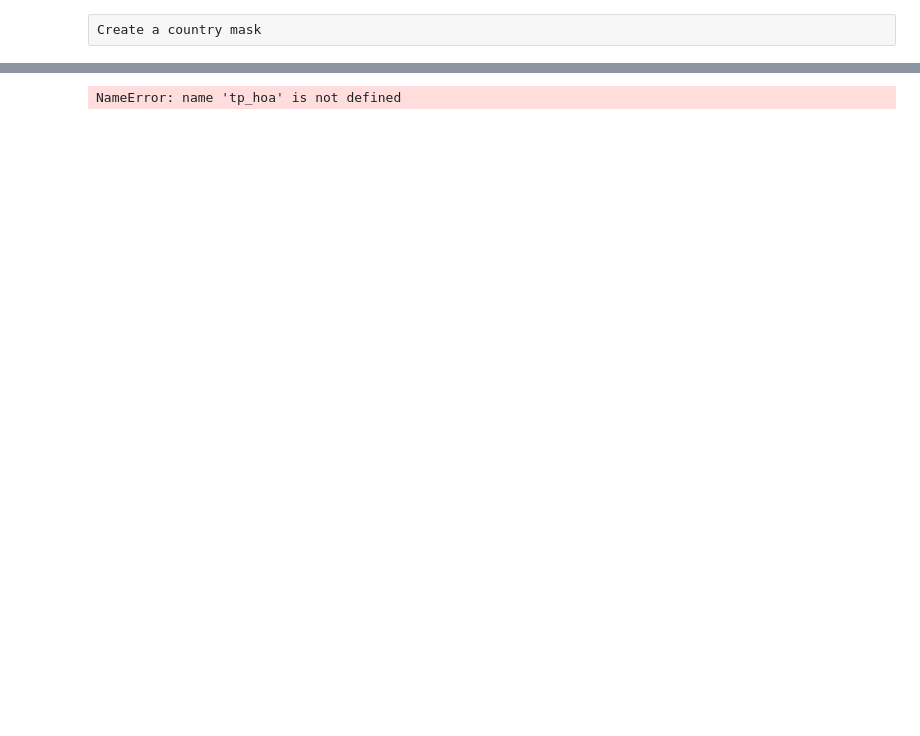
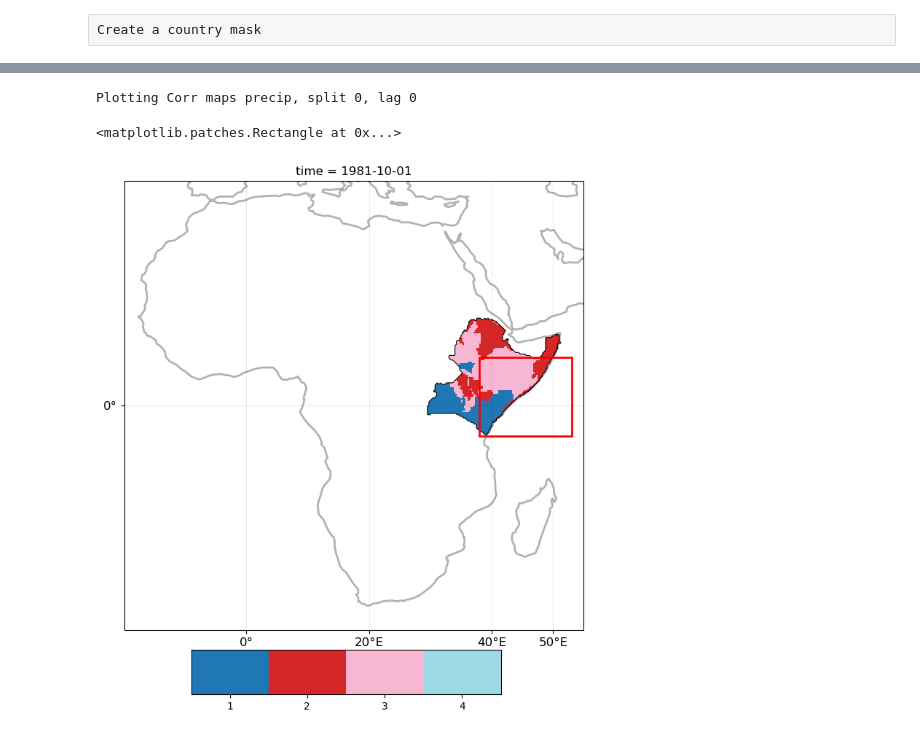
Before and after one commit to AI4S2S/Lorentz_s2spy_workshop, a Jupyter notebook: cluster_target.ipynb, the cells around one changed output, grey strips where cells are left out. Saved outputs shown, nothing was run; the diff lists cells and outputs as text; code cells hidden in the pictures; blank space fills up the shorter version.

```diff
--- a/cluster_target.ipynb
+++ b/cluster_target.ipynb
@@ -154,11 +151,34 @@ tp_hoa = tp_OND.where(~np.isnan(hoa_mask))
 # %%
-n_clusters = 3
+from matplotlib.patches import Rectangle
+n_clusters = 4
 xrclustered, algorithm = cl.skclustering(tp_hoa, spatial_mask=~np.isnan(hoa_mask),
-                                         clustermethodkey = 'KMeans',
+                                         clustermethodkey = 'AgglomerativeClustering',
                                          kwrgs = {'n_clusters': n_clusters},
                                          dimension='spatial')
 
-plotting.plot_labels(xrclustered,
+# Set the parameters required by the drawing function
+box = [38, 53, -5, 8]
+fg = plotting.plot_labels(xrclustered,
                      kwrgs_plot={'size':8, 'cbar_vert':-0.1, 'mask_xr':~np.isnan(hoa_mask)} )
+ax = fg.fig.axes[0]
+
+
+scale = '50m'
+xstep, ystep = 2, 2
+cmap=plt.get_cmap('jet',9)#'RdYlBu_r' 'viridis'
+proj=plotting.ccrs.PlateCarree(central_longitude=180)
+box_top = 2
+lon = tp.longitude.values
+lat = tp.latitude.values
+# Set the starting point of the rectangle
+start_point = (38, -5)
+# Draw
+# # #=============================== Start drawing ==============================
+# # # select Rectangular area
+RE=Rectangle(start_point,box[1]-box[0],box[3]-box[2],linewidth=2,linestyle='-' ,zorder=2,\
+edgecolor='red',facecolor='none', transform=plotting.ccrs.PlateCarree()) #2
+ax.add_patch(RE)
 # %% [output]
-NameError: name 'tp_hoa' is not defined
+Plotting Corr maps precip, split 0, lag 0
+<matplotlib.patches.Rectangle at 0x...>
+[figure, added]
```
Also changed, not shown: parts of 23 cells of this notebook, 10 other files.
